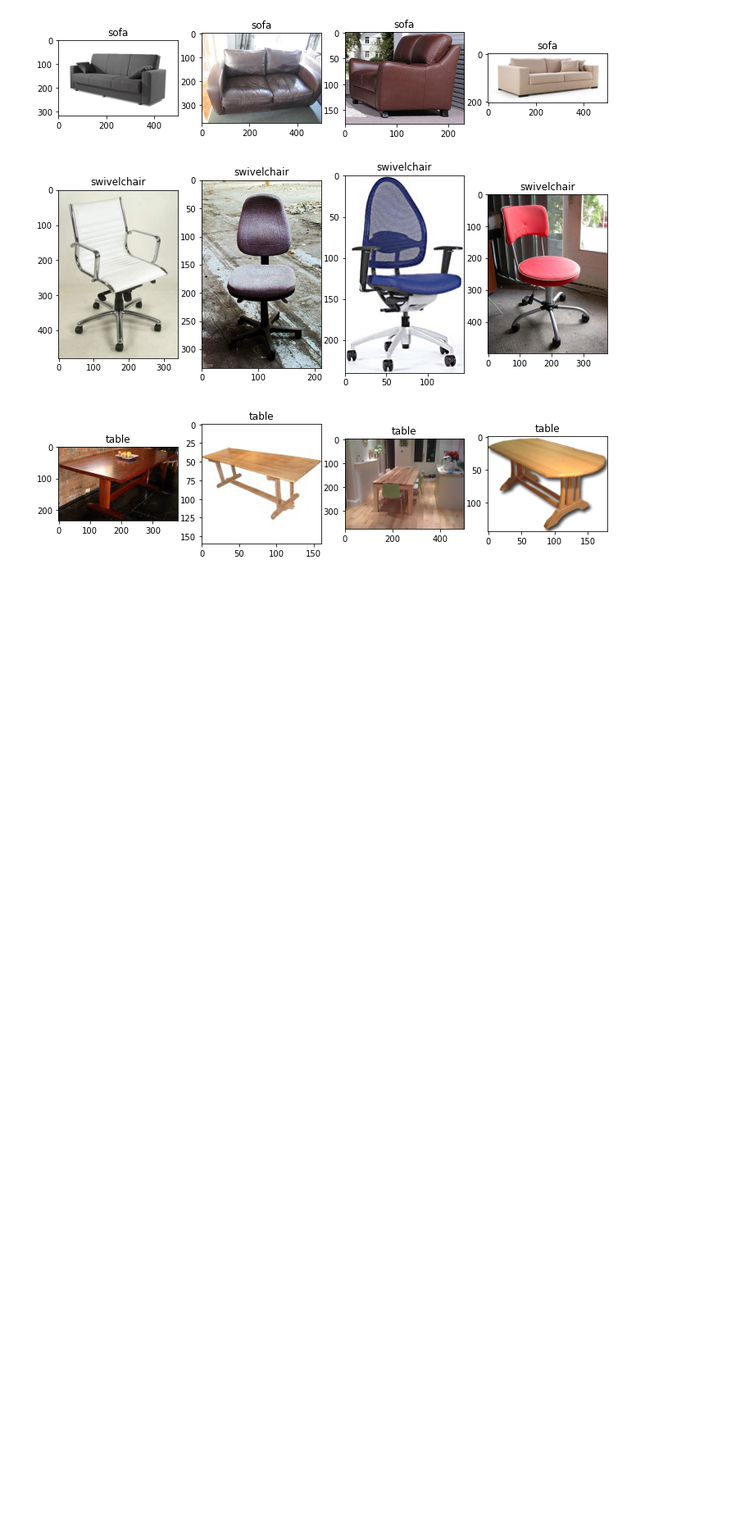
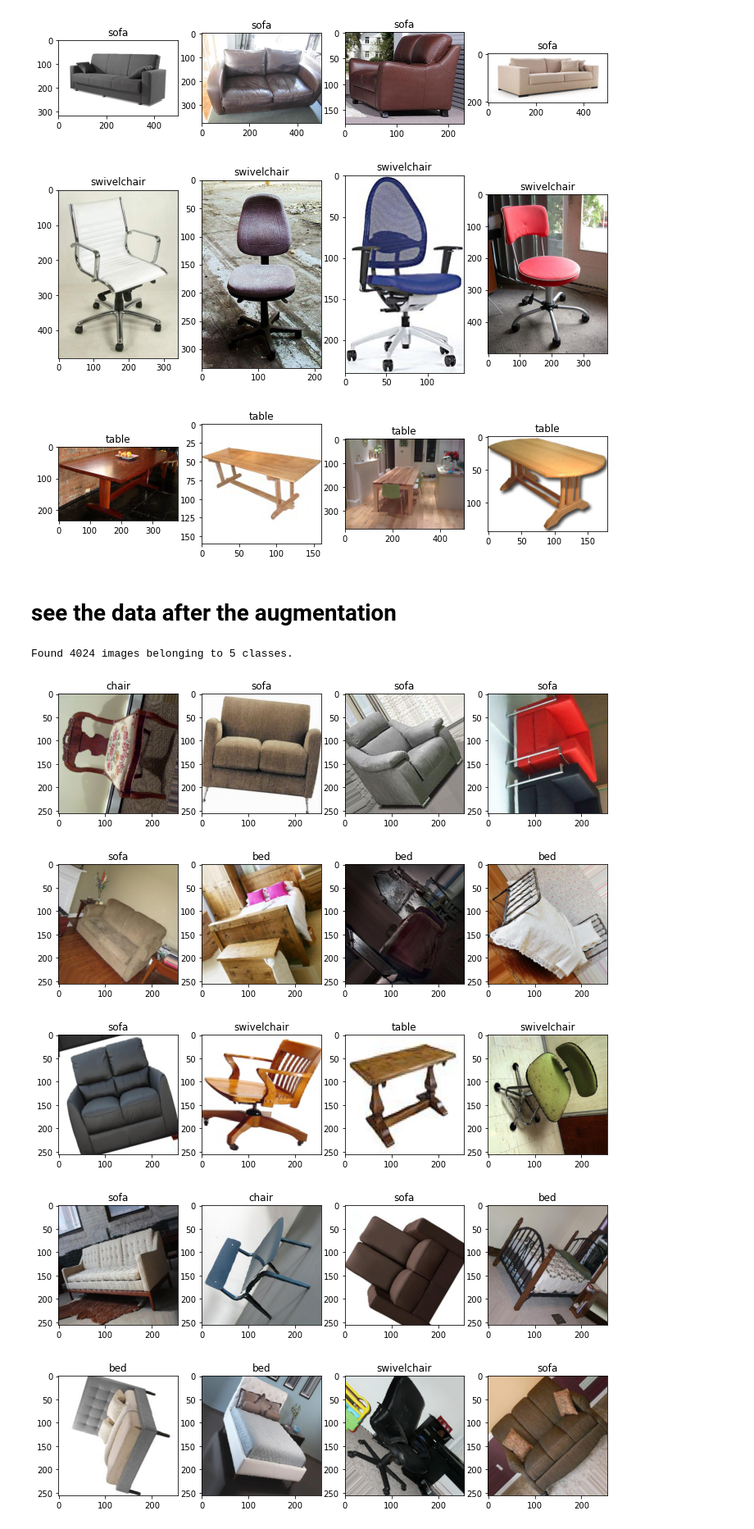
Before and after one commit to dani16antonio/Visual-Search-Furniture, a Jupyter notebook: notebook/Explore data.ipynb, the cells around one changed output. Shown at 82% size. Cells and saved outputs as stored; diff of their text form; code cells hidden in the pictures; blank space fills up the shorter version.

Commit message:
added visualize data after augmentation process

```diff
--- a/notebook/Explore data.ipynb
+++ b/notebook/Explore data.ipynb
@@ -34,3 +27,5 @@ for i, obj_name in enumerate(objects_name):
 [figure]
 [figure]
 [figure]
+# %% [markdown]
+# see the data after the augmentation
@@ -36,0 +41,29 @@ for i, obj_name in enumerate(objects_name):
+# %%
+trainData = import_data('train')
+# %% [output]
+Found 4024 images belonging to 5 classes.
+# %%
+# decode label
+def get_key(classesDict):
+    keys = list(classesDict.keys())
+    values = list(classesDict.values())
+    def f(value):
+        return keys[values.index(value)]
+    return f
+
+decode_key = get_key(trainData.class_indices)
+# %%
+import matplotlib.pyplot as plt
+for i in range(len(objects_name)):
+    plt.figure(figsize=(12,12))
+    for j in range(img_per_class):
+        plt.subplot(1, img_per_class, j+1)
+        randi, randj = np.random.randint(len(trainData)), np.random.randint(len(trainData[0][0]))
+        plt.title(decode_key(trainData[randi][1][randj]))
+        plt.imshow(trainData[randi][0][randj])
+# %% [output]
+[figure, added]
+[figure, added]
+[figure, added]
+[figure, added]
+[figure, added]
```
Also changed, not shown: parts of 5 cells of this notebook, 1 other file.
